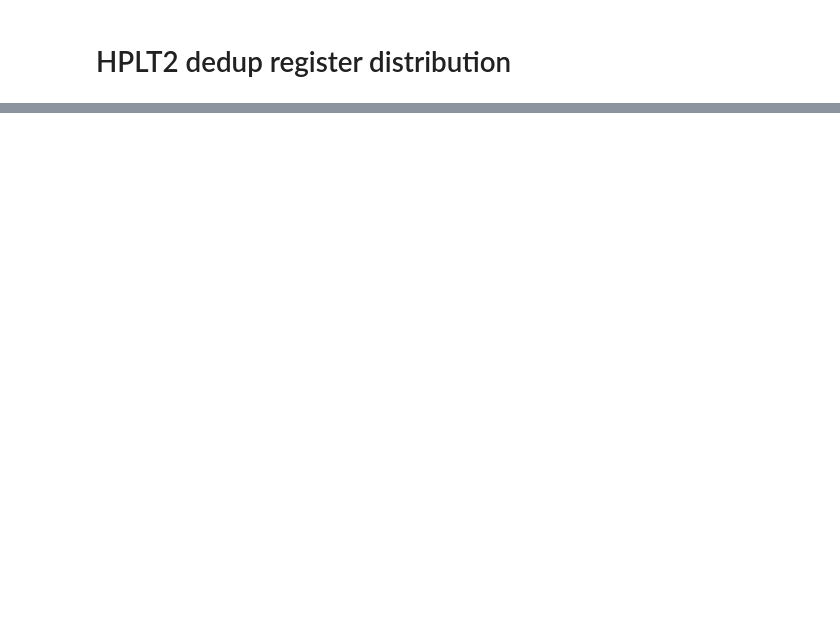
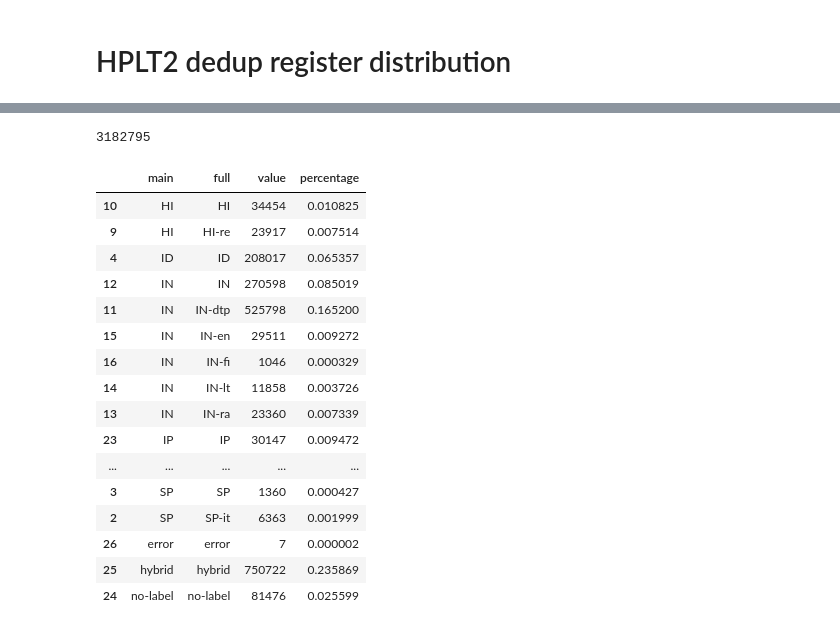
Before and after one commit to mmanteli/register-training-with-megatron, a Jupyter notebook: sampling/label_distribution_in_whole_data.ipynb, the cells around one changed output, grey strips where cells are left out. Drawn from its saved outputs; the diff is of its cells as text; code cells hidden in the pictures; blank space fills up the shorter version.

```diff
--- a/sampling/label_distribution_in_whole_data.ipynb
+++ b/sampling/label_distribution_in_whole_data.ipynb
@@ -144,0 +145,29 @@ fig.show()
+# %%
+df = df[["main","full","value"]].sort_values(["main","full"], ascending=True)
+# %%
+
+summ = df.sum(numeric_only=True)
+print(summ[0])
+df["percentage"] = df["value"]/summ[0]
+# %% [output]
+3182795
+# %%
+df
+# %% [output]
+|  | main | full | value | percentage |
+| 10 | HI | HI | 34454 | 0.010825 |
+| 9 | HI | HI-re | 23917 | 0.007514 |
+| 4 | ID | ID | 208017 | 0.065357 |
+| 12 | IN | IN | 270598 | 0.085019 |
+| 11 | IN | IN-dtp | 525798 | 0.165200 |
+| 15 | IN | IN-en | 29511 | 0.009272 |
+| 16 | IN | IN-fi | 1046 | 0.000329 |
+| 14 | IN | IN-lt | 11858 | 0.003726 |
+| 13 | IN | IN-ra | 23360 | 0.007339 |
+| 23 | IP | IP | 30147 | 0.009472 |
+| ... | ... | ... | ... | ... |
+| 3 | SP | SP | 1360 | 0.000427 |
+| 2 | SP | SP-it | 6363 | 0.001999 |
+| 26 | error | error | 7 | 0.000002 |
+| 25 | hybrid | hybrid | 750722 | 0.235869 |
+| 24 | no-label | no-label | 81476 | 0.025599 |
```
Also changed, not shown: parts of 5 cells of this notebook, 3 other files.
